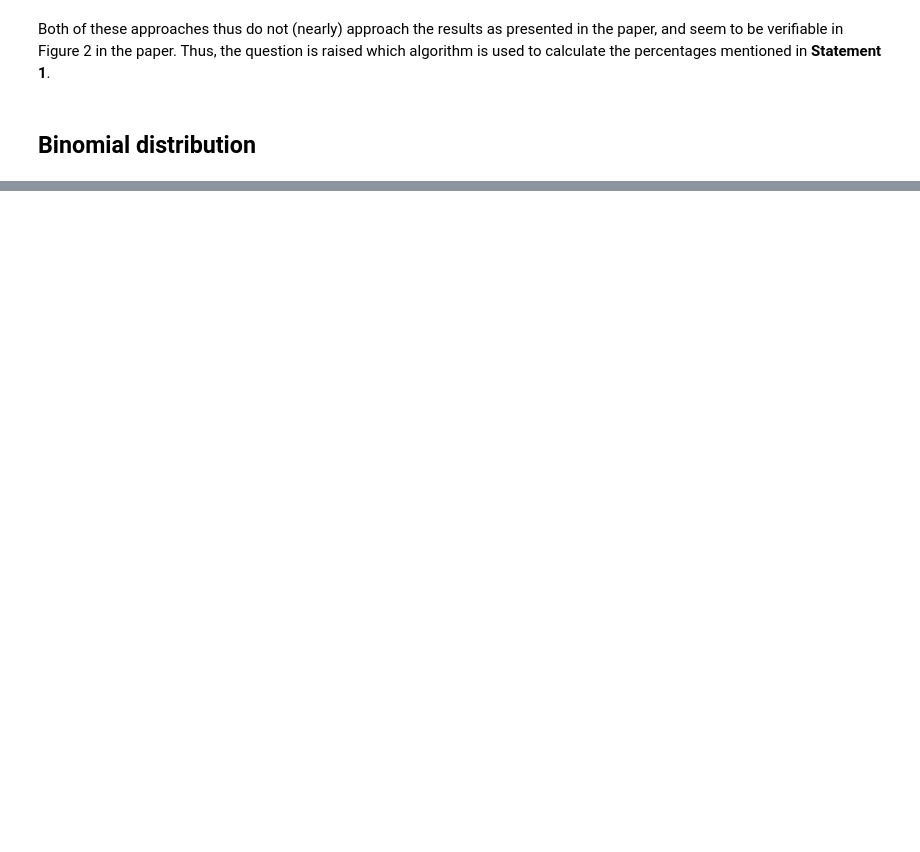
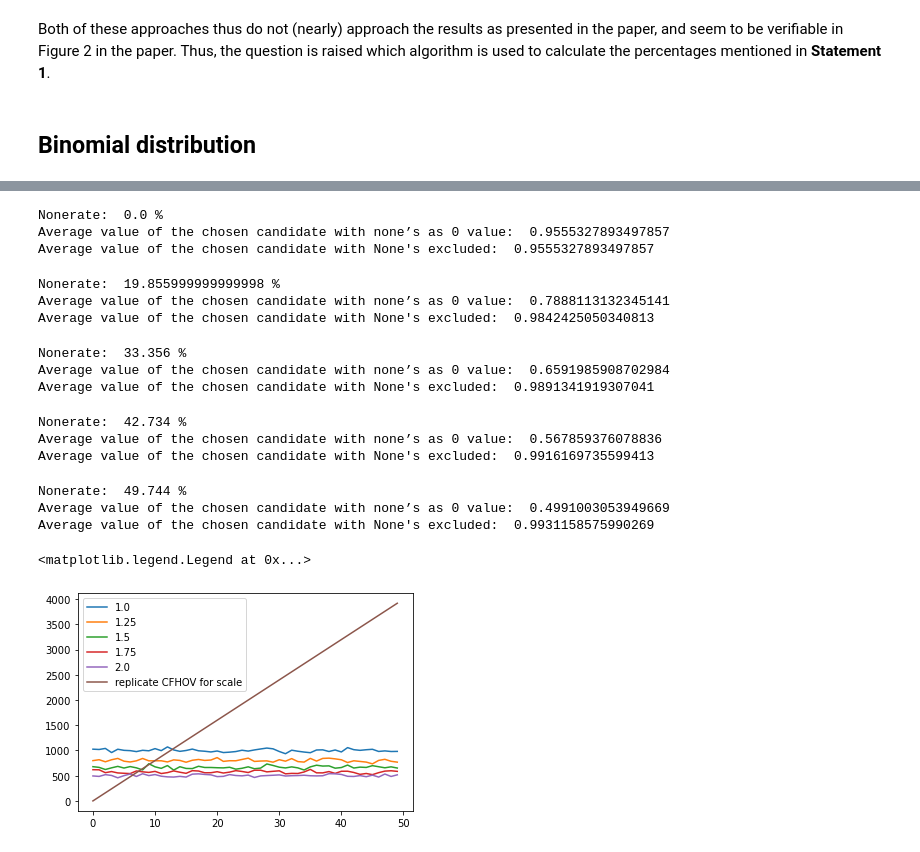
Before and after one commit to pimpraat/FACT-Ai, a Jupyter notebook: python implementation/multicolor_prophet.ipynb, the cells around one changed output, grey strips where cells are left out. Drawn from its saved outputs; the diff is of its cells as text; code cells hidden in the pictures; blank space fills up the shorter version.

Commit message:
Big push, prophet is implemented

```diff
--- a/python implementation/multicolor_prophet.ipynb
+++ b/python implementation/multicolor_prophet.ipynb
@@ -495,0 +590,80 @@ plt.savefig("binomial.png")
+# %%
+def FairGeneralProphet (q, V, distribution_type, parameter_value):
+    summ = 0.0
+    for i in range(0,len(V)): #value < 1 reaches a drop!
+        if V[i] >= Finv(distribution_type, (1.0 - (q[i] / (parameter_value - summ)))):
+#         if V[i] >= Finv(distribution_type, (1- (q[i]/2)/(1-(summ/2)))):
+            return i
+        summ += q[i]
+
+def FairIIDProphet(Values, distribution_type, parameter_value):
+    for i in range(0, len(Values)):
+        p = (2.0 / 3.0) / len(Values)
+        p = (2.0 / 2.0) / len(Values)
+        if Values[i] >= Finv(distribution_type, (1.0 - p / (1.0 - p * i))):
+            return i
+
+def runExperiment(algorithm, N_experimentReps, distribution_type, n_candidates, parameter_value):
+    arrivalPositionsChosen, chosenValues, chosenValuesExcludeNone = [0]*n_candidates, [], []
+    nones = 0
+    for _ in tqdm(range(0, N_experimentReps)):
+        q, Values = generateDistribution(distribution_type, n_candidates)
+
+        if algorithm == "FairGeneralProphet":
+                result = FairGeneralProphet(q, Values, distribution_type, parameter_value)
+        elif algorithm == "FairIIDProphet":
+                result = FairIIDProphet(Values, distribution_type, parameter_value)
+        elif algorithm == "SC":
+                result = SC_algorithm(Values, distribution_type)
+        elif algorithm =="EHKS":
+                result = EHKS_algorithm(Values, distribution_type)
+        elif algorithm == "DP":
+                result = DP_algorithm(Values, distribution_type)
+        if result != None:
+            arrivalPositionsChosen[result] += 1
+            chosenValues.append(Values[result])
+            chosenValuesExcludeNone.append(Values[result])
+
+        if result == None:
+            chosenValues.append(0)
+            nones += 1
+
+
+    noneRate = nones/N_experimentReps
+
+    return noneRate, mean(chosenValues), mean(chosenValuesExcludeNone), arrivalPositionsChosen
+
+df = pd.DataFrame(columns=['Parameter value', 'Avg None=0', "Avg discard none"])
+for param in [1.0, 1.25,1.5,1.75,2.0]:
+    nonerate, avg_include, avg_exclude, chosen_positions = runExperiment(algorithm="FairGeneralProphet", N_experimentReps=50000,
+                                                distribution_type="uniform", n_candidates=50, parameter_value=param)
+    print("Nonerate: ", nonerate * 100, "%")
+    print("Average value of the chosen candidate with none’s as 0 value: ", avg_include)
+    print("Average value of the chosen candidate with None's excluded: ", avg_exclude)
+
+    a_series = pd.Series([param,avg_include,avg_exclude], index = df.columns)
+    df = df.append(a_series, ignore_index=True)
+
+#     df = df.append([[param,avg_include,avg_exclude]], ignore_index=True)
+
+    plt.plot(range(0,50), chosen_positions, label= str(param))
+plt.plot(range(0,50), range(0,4000,80), label="replicate CFHOV for scale")
+plt.legend()
+# %% [output]
+Nonerate:  0.0 %
+Average value of the chosen candidate with none’s as 0 value:  0.9555327893497857
+Average value of the chosen candidate with None's excluded:  0.9555327893497857
+Nonerate:  19.855999999999998 %
+Average value of the chosen candidate with none’s as 0 value:  0.7888113132345141
+Average value of the chosen candidate with None's excluded:  0.9842425050340813
+Nonerate:  33.356 %
+Average value of the chosen candidate with none’s as 0 value:  0.6591985908702984
+Average value of the chosen candidate with None's excluded:  0.9891341919307041
+Nonerate:  42.734 %
+Average value of the chosen candidate with none’s as 0 value:  0.567859376078836
+Average value of the chosen candidate with None's excluded:  0.9916169735599413
+Nonerate:  49.744 %
+Average value of the chosen candidate with none’s as 0 value:  0.4991003053949669
+Average value of the chosen candidate with None's excluded:  0.9931158575990269
+<matplotlib.legend.Legend at 0x...>
+[figure, added]
```
Also changed, not shown: parts of 19 cells of this notebook, 9 other files.
